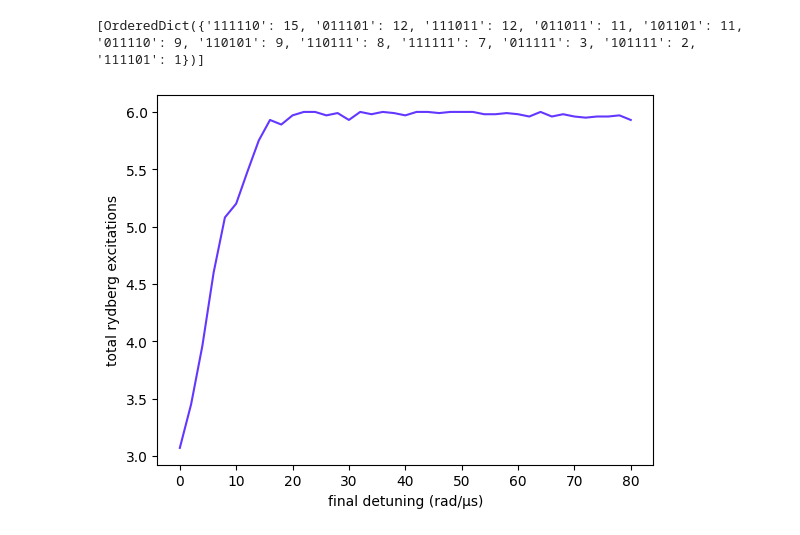
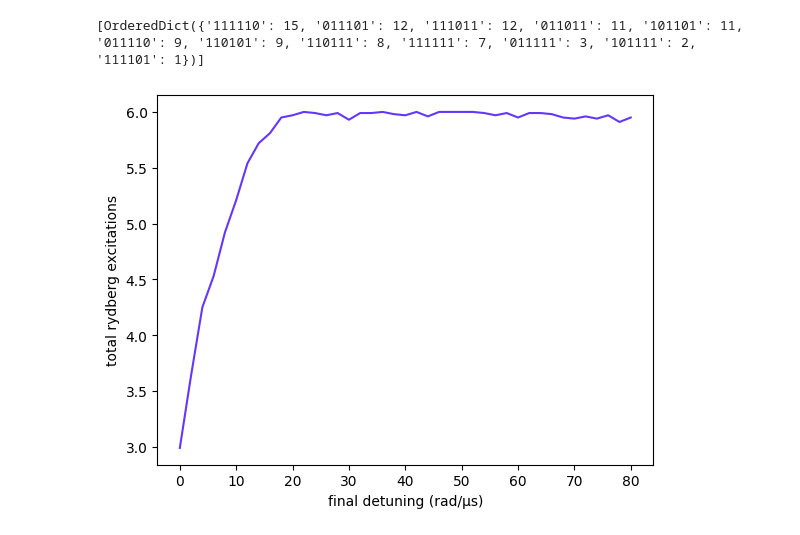
Before and after one commit to RyanLagasse/YQC-2025, a Jupyter notebook: classic-ims.ipynb, the cells around one changed output. Drawn from its saved outputs; the diff is of its cells as text; code cells hidden in the pictures.

```diff
--- a/classic-ims.ipynb
+++ b/classic-ims.ipynb
@@ -50,7 +50,7 @@ geometry = start.add_position([
     (0, 20),
     (20, 20),
     (10, 30),
-    (30, 10)
+    (30, 30)
 ])
 
 mis_udg_program = (
@@ -62,31 +62,31 @@ mis_udg_program = (
 )
 
 mis_udg_job = mis_udg_program.batch_assign(final_detuning=np.linspace(0, 80, 41))
 
 filename = os.path.join(os.path.abspath(""), "data", "MIS-UDG-job.json")
 
 if os.path.isfile(filename):
     os.remove(filename)
 
 
 emulation_results = mis_udg_job.bloqade.python().run(shots=100)
 save(emulation_results, filename)
 
 batch = load(filename)
 # batch.fetch()
 # save(filename, batch)
 
 
 report = batch.report()
 
 average_rydberg_excitation = report.rydberg_densities(filter_perfect_filling=False).sum(
     axis=1
 )
 final_detunings = report.list_param("final_detuning")
 
 plt.plot(final_detunings, average_rydberg_excitation, color="#6437FF")
 plt.xlabel("final detuning (rad/µs)")
 plt.ylabel("total rydberg excitations")
 plt.show()
 # %% [output]
-[figure, old version]
+[figure, new version]
```
Also changed, not shown: parts of 2 cells of this notebook, 3 other files.
